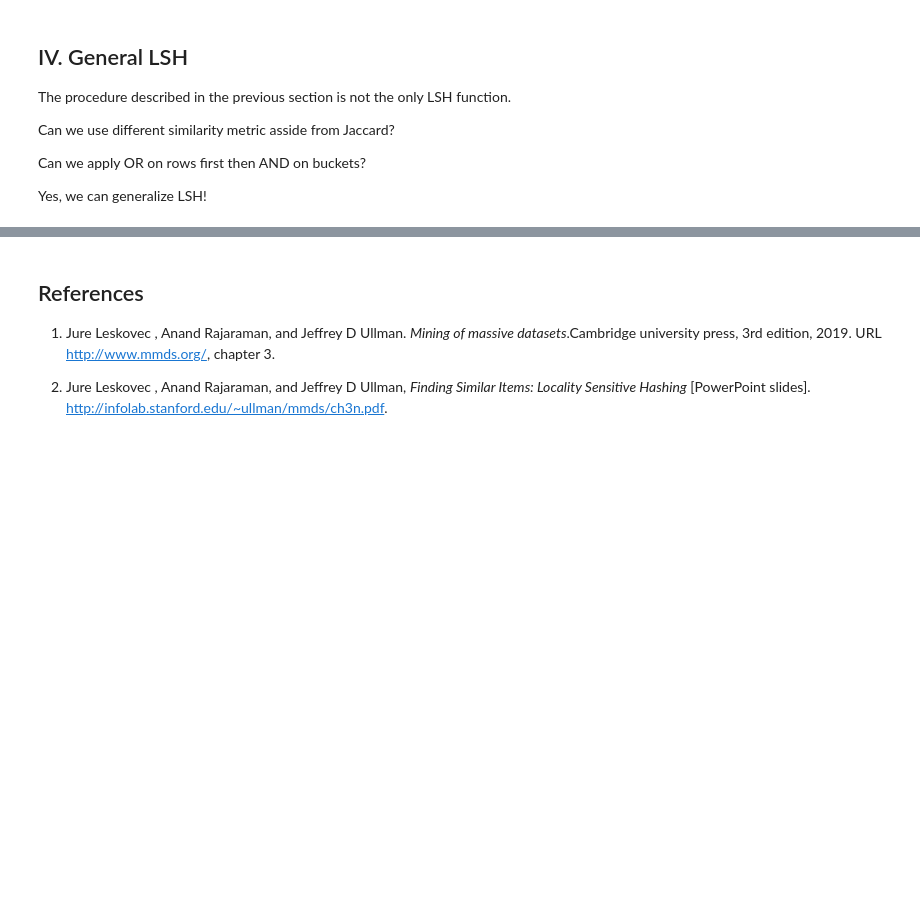
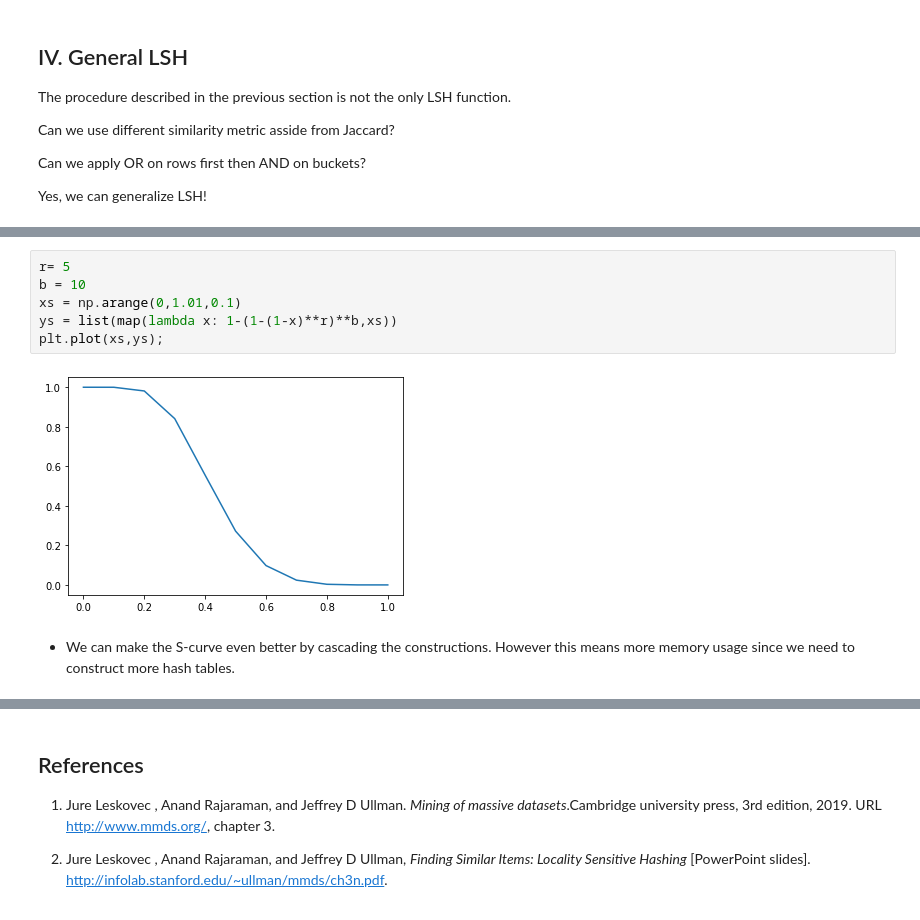
Before and after one commit to norbertgerena/LSH, a Jupyter notebook: LSH.ipynb, the cells around one changed output, grey strips where cells are left out. Drawn from its saved outputs; the diff is of its cells as text; blank space fills up the shorter version.

```diff
--- a/LSH.ipynb
+++ b/LSH.ipynb
@@ -131,0 +190,10 @@ Yes, we can generalize LSH!
+# %%
+r= 5
+b = 10
+xs = np.arange(0,1.01,0.1)
+ys = list(map(lambda x: 1-(1-(1-x)**r)**b,xs))
+plt.plot(xs,ys);
+# %% [output]
+[figure, added]
+# %% [markdown]
+* We can make the S-curve even better by cascading the constructions. However this means more memory usage since we need to construct more hash tables.
```
Also changed, not shown: parts of 13 cells of this notebook, 1 other file.
